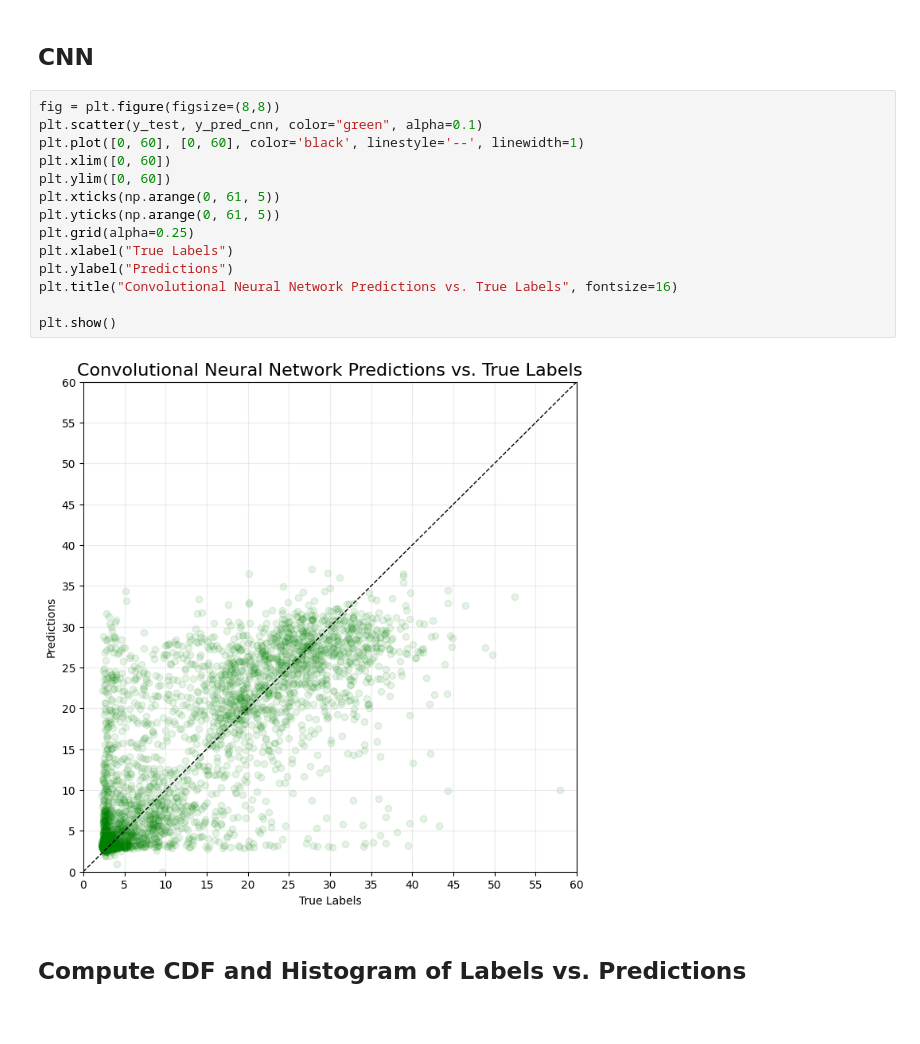
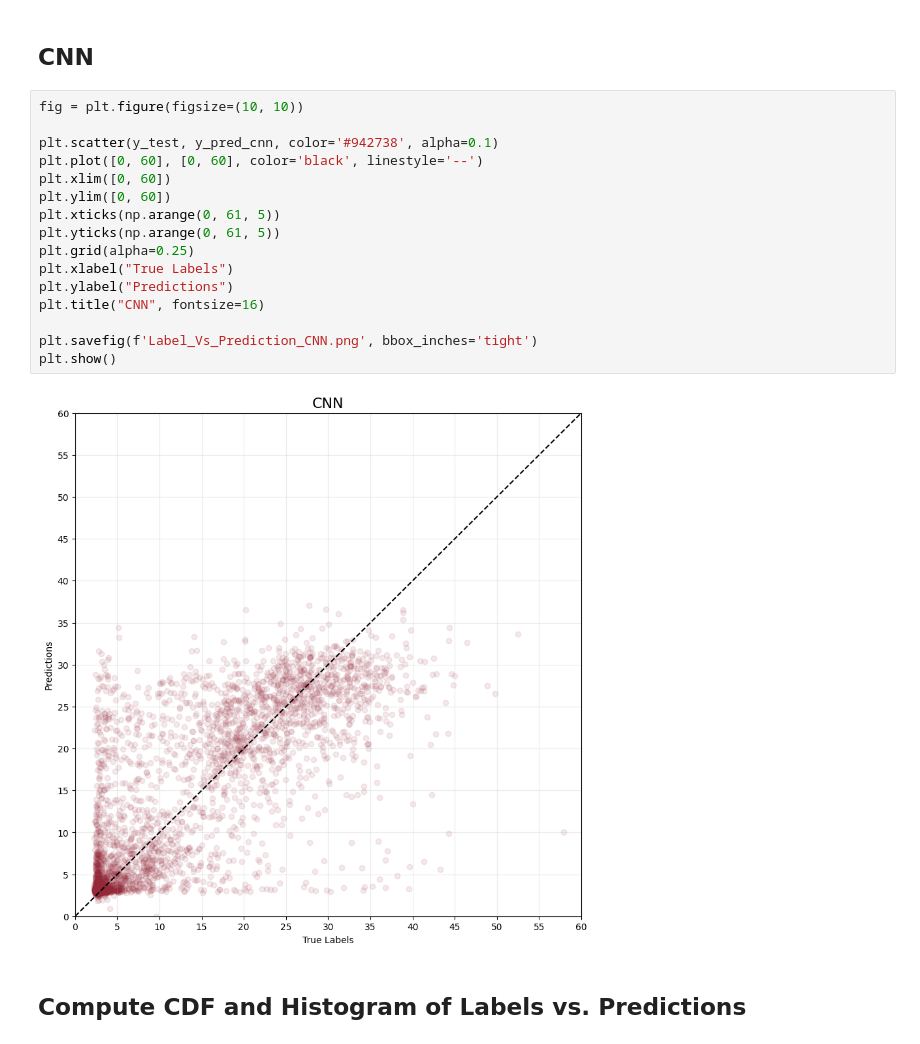
Before and after one commit to SvenLigensa/da2-casestudy, a Jupyter notebook: 4_ModelValidation/4_1_Prediction_Comparison.ipynb, the cells around one changed output. Cells and saved outputs as stored; diff of their text form.

Commit message:
New Graphics

```diff
--- a/4_ModelValidation/4_1_Prediction_Comparison.ipynb
+++ b/4_ModelValidation/4_1_Prediction_Comparison.ipynb
@@ -398,21 +364,23 @@ plt.show()
 # %% [markdown]
 ## CNN
 # %%
-fig = plt.figure(figsize=(8,8))
-plt.scatter(y_test, y_pred_cnn, color="green", alpha=0.1)
-plt.plot([0, 60], [0, 60], color='black', linestyle='--', linewidth=1)
+fig = plt.figure(figsize=(10, 10))
+
+plt.scatter(y_test, y_pred_cnn, color='#942738', alpha=0.1)
+plt.plot([0, 60], [0, 60], color='black', linestyle='--')
 plt.xlim([0, 60])
 plt.ylim([0, 60])
 plt.xticks(np.arange(0, 61, 5))
 plt.yticks(np.arange(0, 61, 5))
 plt.grid(alpha=0.25)
 plt.xlabel("True Labels")
 plt.ylabel("Predictions")
-plt.title("Convolutional Neural Network Predictions vs. True Labels", fontsize=16)
+plt.title("CNN", fontsize=16)
 
+plt.savefig(f'Label_Vs_Prediction_CNN.png', bbox_inches='tight')
 plt.show()
 # %% [output]
-[figure, old version]
+[figure, new version]
 # %% [markdown]
 ## Compute CDF and Histogram of Labels vs. Predictions
 # %% [markdown]
```
Also changed, not shown: parts of 4 cells of this notebook, 7 other files.
